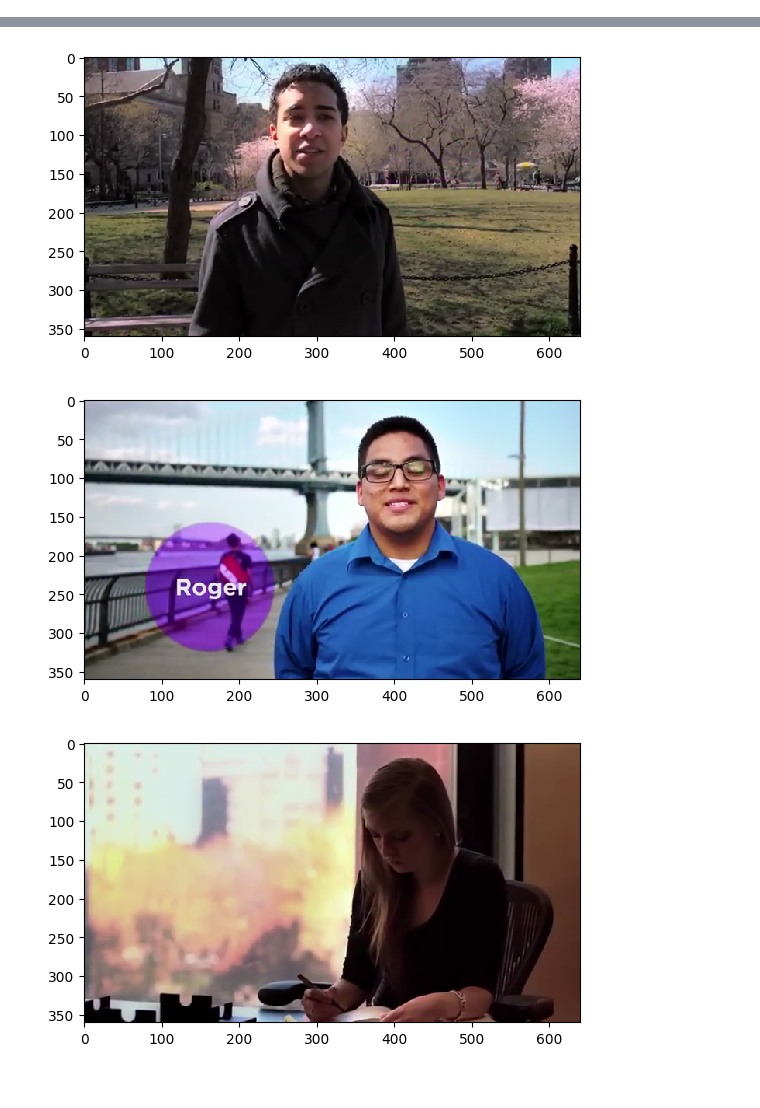
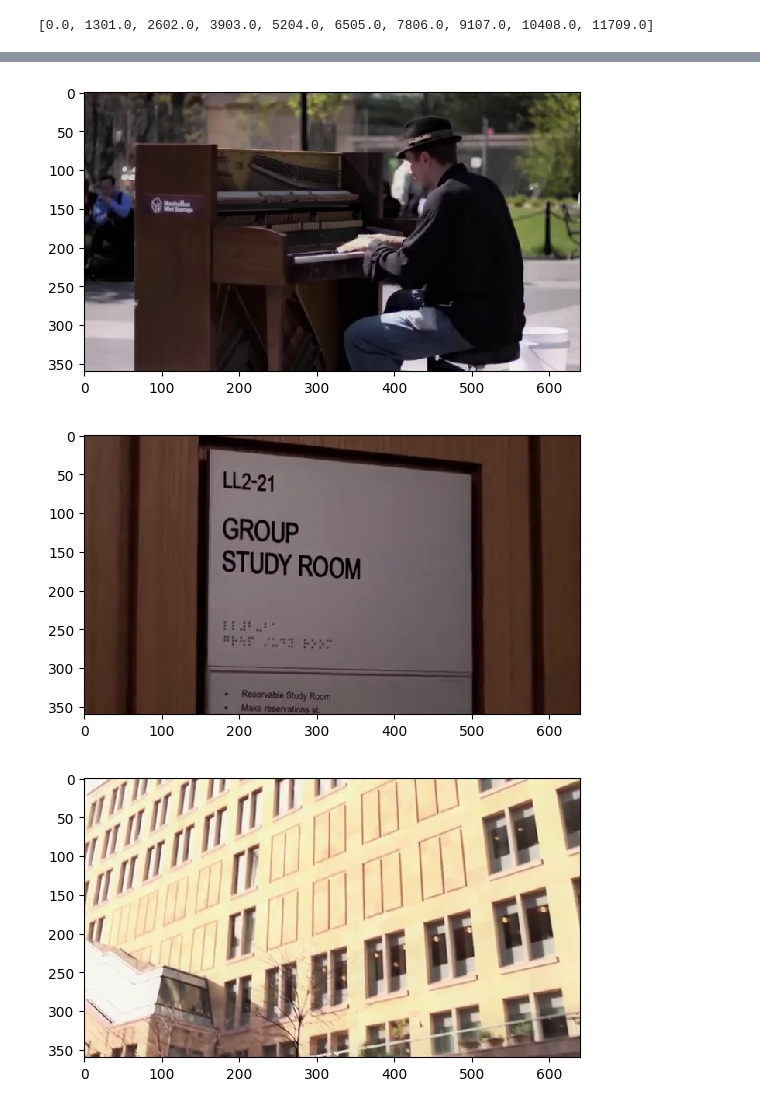
Before and after one commit to Ja-Tink/GDG-Project, a Jupyter notebook: VideoUtils.ipynb, the cells around one changed output, grey strips where cells are left out. Saved outputs shown, nothing was run; the diff lists cells and outputs as text; code cells hidden in the pictures.

Commit message:
Updated VideoUtils

```diff
--- a/VideoUtils.ipynb
+++ b/VideoUtils.ipynb
@@ -5,9 +5,9 @@ from matplotlib import pyplot as plt
 video_path = 'Videos/NYU Tour.mp4'
 # %%
 '''
-Function to get every <frame_interval>th frame from <video_path>
+Function to get <num> evenly spaces frames from <video_path>
 '''
-def extractFrames(video_path, frame_interval):
+def extractFrames(video_path, num):
     cap = cv2.VideoCapture(video_path)
 
     outlist = []
@@ -15,7 +15,9 @@ def extractFrames(video_path, frame_interval):
     # get total number of frames
     totalFrames = cap.get(cv2.CAP_PROP_FRAME_COUNT)
 
-    frame_indices = [index for index in range(int(totalFrames)) if index % frame_interval == 0]
+    frame_indices = [(totalFrames // 10) * multiplier for multiplier in range(0, num)]
+
+    print(frame_indices)
 
     for frame_number in frame_indices:
         cap.set(cv2.CAP_PROP_POS_FRAMES, frame_number)
@@ -32,13 +34,14 @@ def extractFrames(video_path, frame_interval):
 
     return outlist
 # %%
-frameList = extractFrames(video_path, 1000)
+frameList = extractFrames(video_path, 10)
 
 for i in frameList:
     plt.imshow(i, interpolation = 'nearest')
     plt.show()
 # %% [output]
+[0.0, 1301.0, 2602.0, 3903.0, 5204.0, 6505.0, 7806.0, 9107.0, 10408.0, 11709.0]
 [figure]
-[figure, old version]
+[figure, new version]
-[figure, old version]
+[figure, new version]
-[figure, old version]
+[figure, new version]
```
Also changed, not shown: parts of 1 cell of this notebook.
